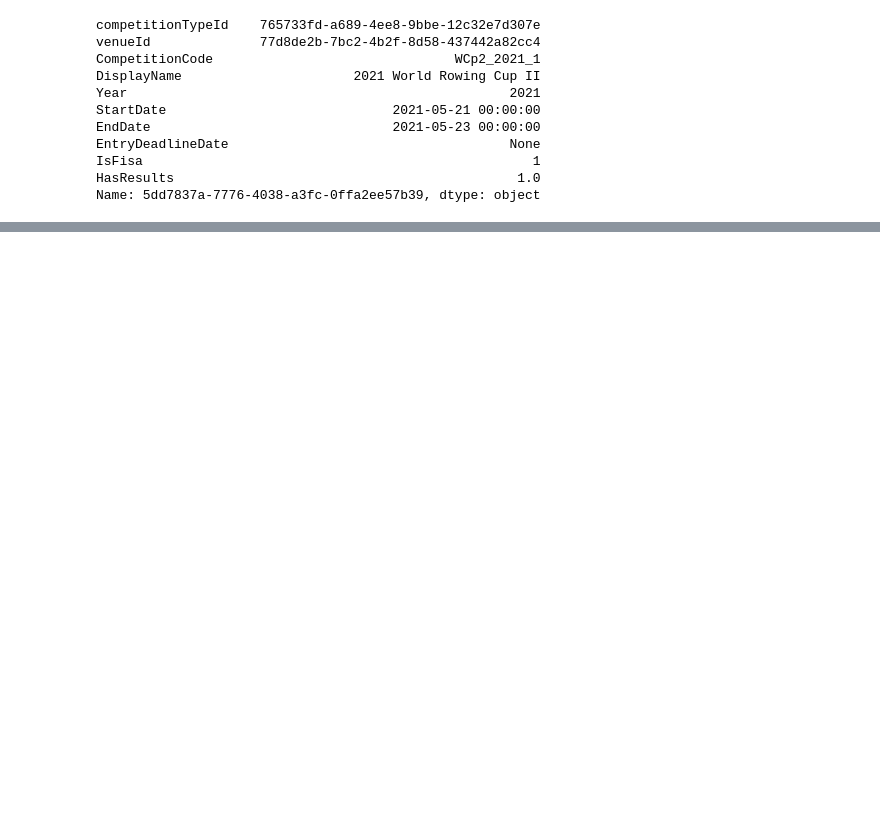
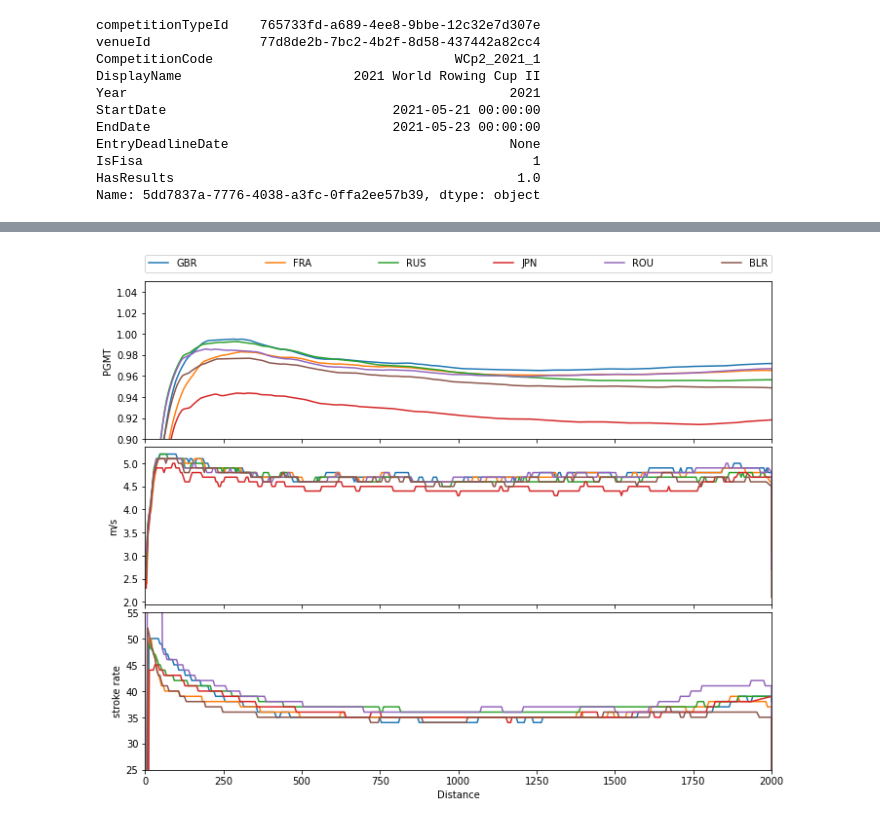
Before and after one commit to matthewghgriffiths/rowing, a Jupyter notebook: Live tracking example.ipynb, the cells around one changed output, grey strips where cells are left out. Cells and saved outputs as stored; diff of their text form; code cells hidden in the pictures; blank space fills up the shorter version.

```diff
--- a/Live tracking example.ipynb
+++ b/Live tracking example.ipynb
@@ -57,0 +30,6 @@ axes[0].set_ylim(0.9, 1.05)
+# %%
+races = api.get_competition_races(most_recent.name)
+race = races.loc[
+    races.DisplayName.str.contains("Lightweight Women's Double")
+].iloc[-1]
+race
@@ -57,0 +53,8 @@ axes[0].set_ylim(0.9, 1.05)
+# %%
+f, axes, lines = livetracker.plot_livedata(live_data)
+axes[0].set_ylim(0.9, 1.05)
+
+f.tight_layout()
+f.subplots_adjust(hspace=0.05)
+# %% [output]
+[figure, added]
```
Also changed, not shown: parts of 17 cells of this notebook, 4 other files.
